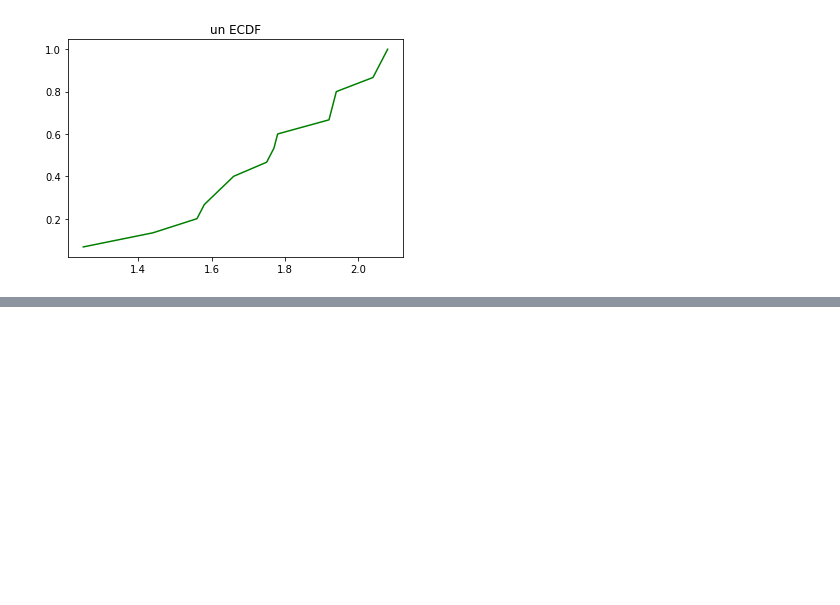
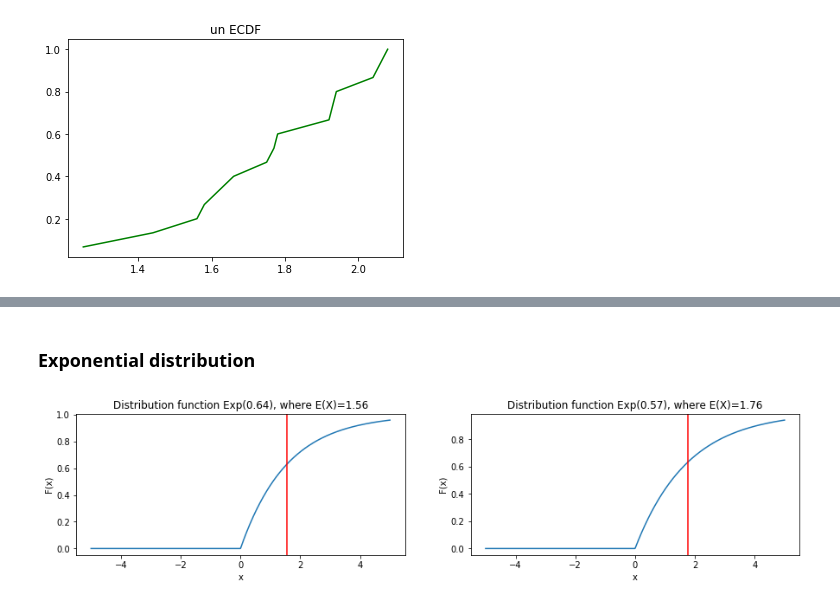
Before and after one commit to patrotom/pst_homework, a Jupyter notebook: src/general.ipynb, the cells around one changed output, grey strips where cells are left out. Drawn from its saved outputs; the diff is of its cells as text; code cells hidden in the pictures; blank space fills up the shorter version.

```diff
--- a/src/general.ipynb
+++ b/src/general.ipynb
@@ -154,0 +188,26 @@ plt.show()
+# %% [markdown]
+### Exponential distribution ###
+# %%
+af_lambda = 1 / af_mean
+un_lambda = 1 / un_mean
+
+plt.figure(figsize=(15,3))
+x = np.linspace(-5, 5, 1000)
+
+plt.subplot(1,2,1)
+plt.plot(x, expon.cdf(x, scale=af_mean))
+plt.axvline(expon.mean(scale=af_mean), color='r')
+plt.title('Distribution function Exp({0:.2f}), where E(X)={1:.2f}'.format(af_lambda, expon.mean(scale=af_mean)))
+plt.xlabel('x')
+plt.ylabel('F(x)')
+
+plt.subplot(1,2,2)
+plt.plot(x, expon.cdf(x, scale=un_mean))
+plt.axvline(expon.mean(scale=un_mean), color='r')
+plt.title('Distribution function Exp({0:.2f}), where E(X)={1:.2f}'.format(un_lambda, expon.mean(scale=un_mean)))
+plt.xlabel('x')
+plt.ylabel('F(x)')
+
+plt.show()
+# %% [output]
+[figure, added]
```
Also changed, not shown: parts of 9 cells of this notebook, 1 other file.
